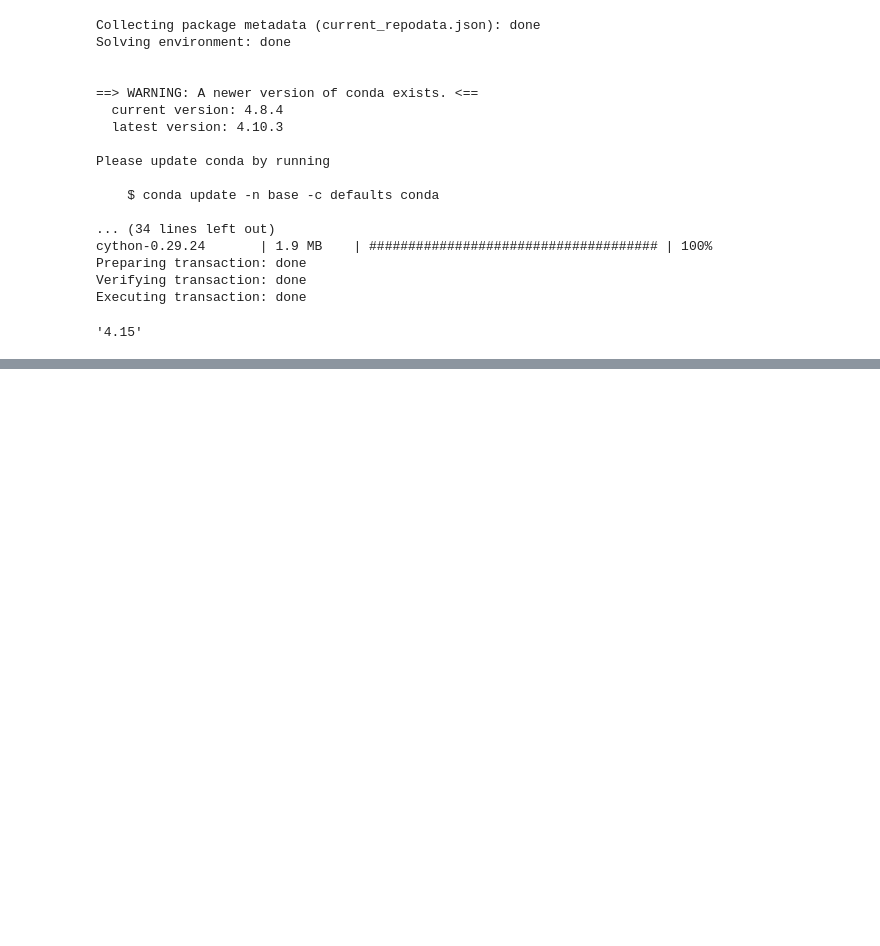
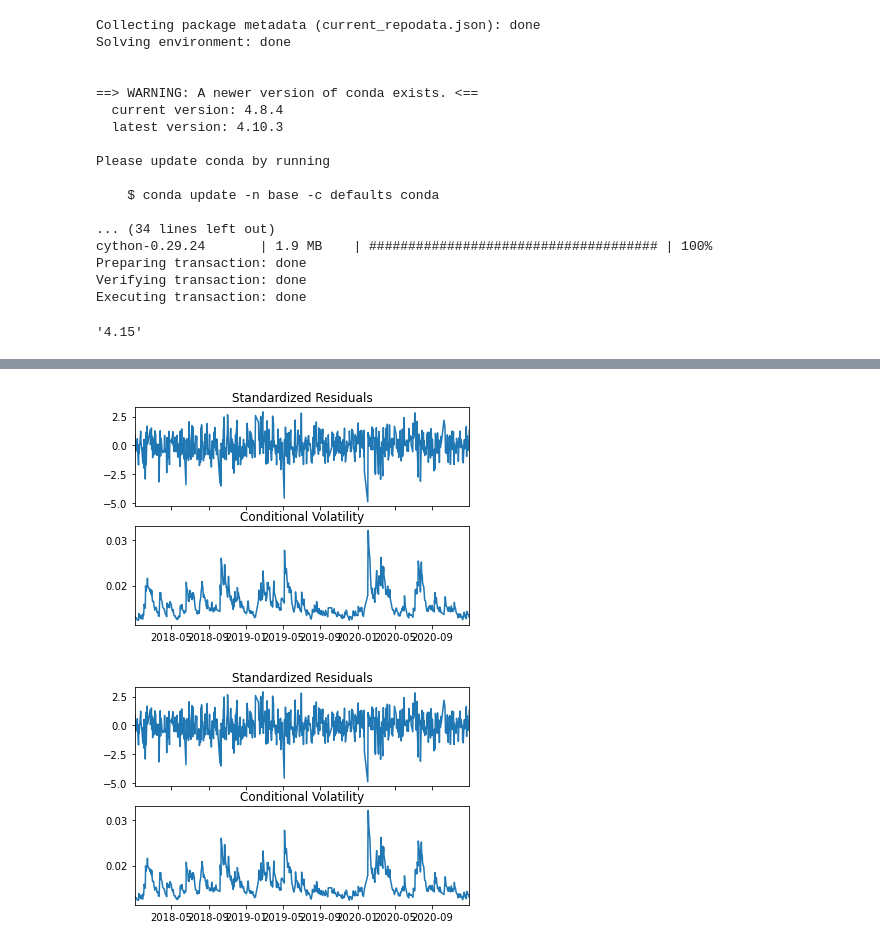
Before and after one commit to icemeng/PFARM, a Jupyter notebook: chapter05_Scipy etc/5.3.Volatility module and arch.ipynb, the cells around one changed output, grey strips where cells are left out. Cells and saved outputs as stored; diff of their text form; code cells hidden in the pictures; blank space fills up the shorter version.

```diff
--- a/chapter05_Scipy etc/5.3.Volatility module and arch.ipynb
+++ b/chapter05_Scipy etc/5.3.Volatility module and arch.ipynb
@@ -35,0 +77,4 @@ arch.__version__
+# %%
+model_garch=arch_model(y=MS_Index,mean='Constant',lags=0,vol='GARCH',p=1,o=0,q=1,dist='normal',rescale=False) #GARCH(1,1) Model
+result_garch=model_garch.fit()
+result_garch.summary()
@@ -35,0 +126,5 @@ arch.__version__
+# %%
+result_garch.plot()
+# %% [output]
+[figure, added]
+[figure, added]
```
Also changed, not shown: parts of 7 cells of this notebook, 14 other files.
